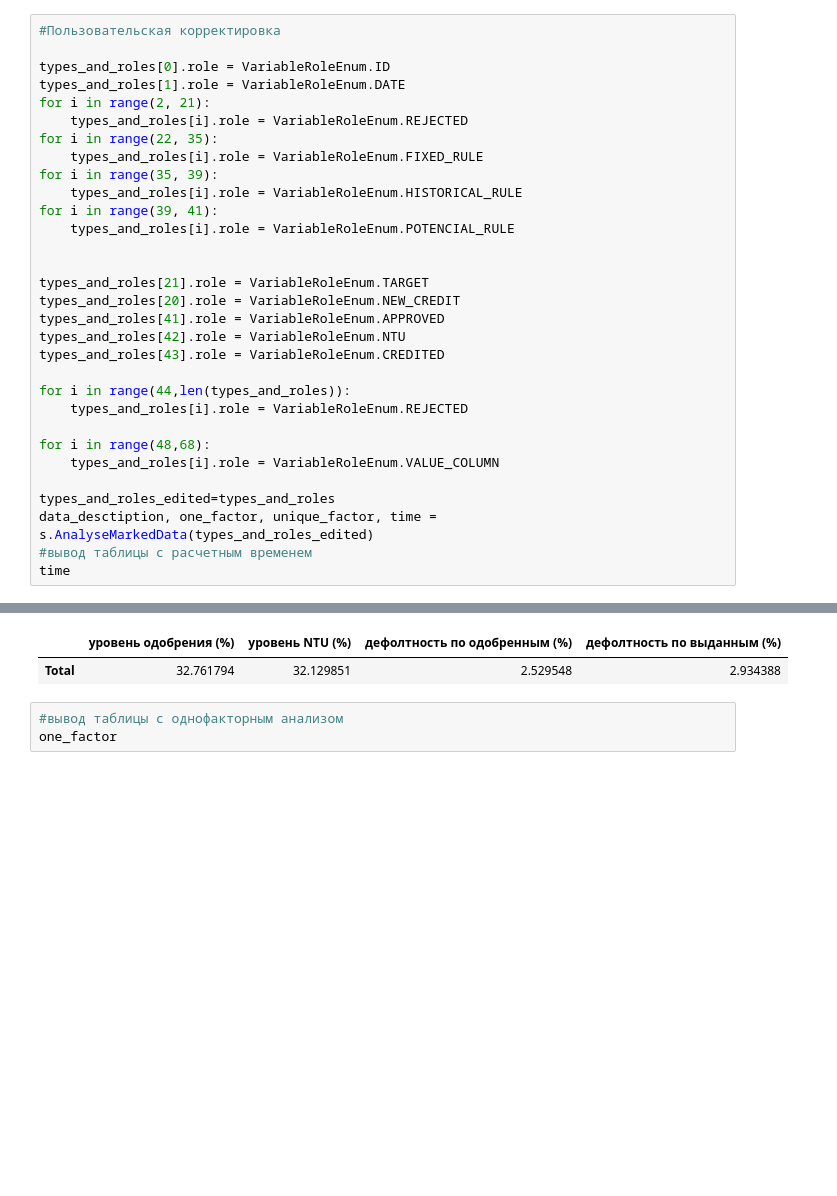
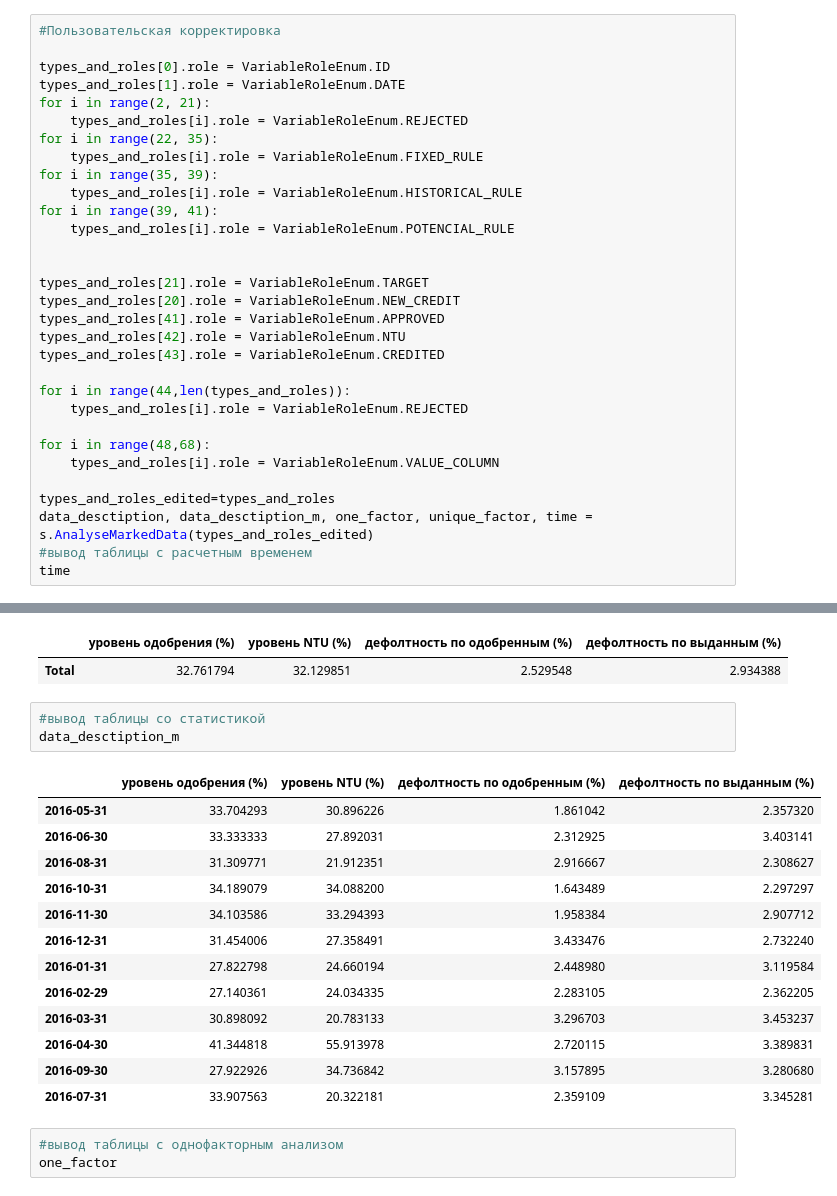
Before and after one commit to Sophia-team/datapy, a Jupyter notebook: Full module.ipynb, the cells around one changed output, grey strips where cells are left out. Cells and saved outputs as stored; diff of their text form; blank space fills up the shorter version.

Commit message:
добавил функцию расчета базовых статистик в разрезе дат

```diff
--- a/Full module.ipynb
+++ b/Full module.ipynb
@@ -68,7 +89,7 @@ for i in range(48,68):
     types_and_roles[i].role = VariableRoleEnum.VALUE_COLUMN
 
 types_and_roles_edited=types_and_roles
-data_desctiption, one_factor, unique_factor, time = s.AnalyseMarkedData(types_and_roles_edited)
+data_desctiption, data_desctiption_m, one_factor, unique_factor, time = s.AnalyseMarkedData(types_and_roles_edited)
 #вывод таблицы с расчетным временем
 time
 # %% [output]
@@ -80,6 +101,23 @@ data_desctiption
 # %% [output]
 |  | уровень одобрения (%) | уровень NTU (%) | дефолтность по одобренным (%) | дефолтность по выданным (%) |
 | Total | 32.761794 | 32.129851 | 2.529548 | 2.934388 |
+# %%
+#вывод таблицы со статистикой
+data_desctiption_m
+# %% [output]
+|  | уровень одобрения (%) | уровень NTU (%) | дефолтность по одобренным (%) | дефолтность по выданным (%) |
+| 2016-05-31 | 33.704293 | 30.896226 | 1.861042 | 2.357320 |
+| 2016-06-30 | 33.333333 | 27.892031 | 2.312925 | 3.403141 |
+| 2016-08-31 | 31.309771 | 21.912351 | 2.916667 | 2.308627 |
+| 2016-10-31 | 34.189079 | 34.088200 | 1.643489 | 2.297297 |
+| 2016-11-30 | 34.103586 | 33.294393 | 1.958384 | 2.907712 |
+| 2016-12-31 | 31.454006 | 27.358491 | 3.433476 | 2.732240 |
+| 2016-01-31 | 27.822798 | 24.660194 | 2.448980 | 3.119584 |
+| 2016-02-29 | 27.140361 | 24.034335 | 2.283105 | 2.362205 |
+| 2016-03-31 | 30.898092 | 20.783133 | 3.296703 | 3.453237 |
+| 2016-04-30 | 41.344818 | 55.913978 | 2.720115 | 3.389831 |
+| 2016-09-30 | 27.922926 | 34.736842 | 3.157895 | 3.280680 |
+| 2016-07-31 | 33.907563 | 20.322181 | 2.359109 | 3.345281 |
 # %%
 #вывод таблицы с однофакторным анализом
 one_factor
```
Also changed, not shown: parts of 4 cells of this notebook, 2 other files.
